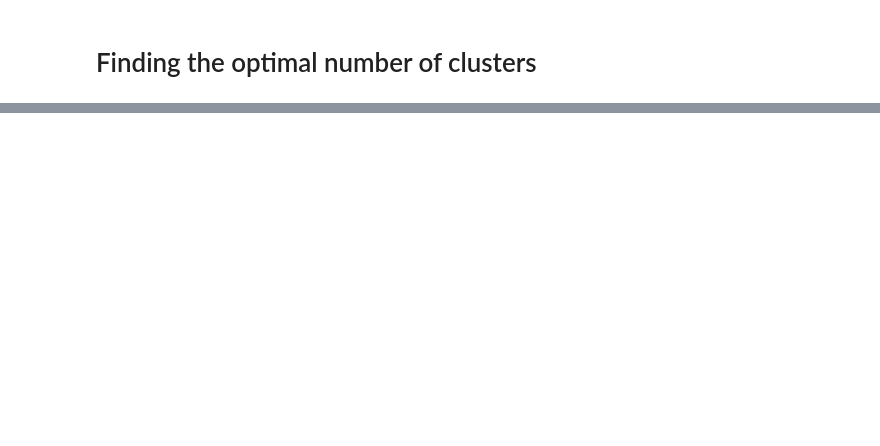
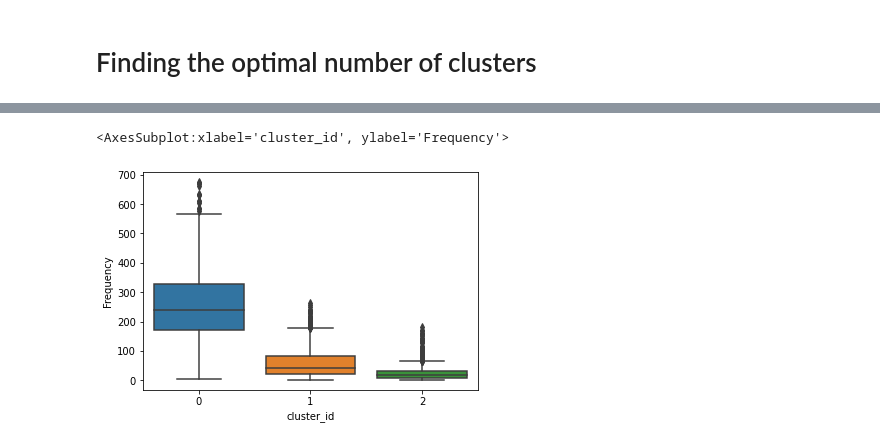
Before and after one commit to raghavsinghalrs/Customer_Segmentation, a Jupyter notebook: Customer Segmentation.ipynb, the cells around one changed output, grey strips where cells are left out. Drawn from its saved outputs; the diff is of its cells as text; code cells hidden in the pictures; blank space fills up the shorter version.

```diff
--- a/Customer Segmentation.ipynb
+++ b/Customer Segmentation.ipynb
@@ -265,0 +311,5 @@ fig.show()
+# %%
+sns.boxplot(x="cluster_id",y="Frequency",data=grouped)
+# %% [output]
+<AxesSubplot:xlabel='cluster_id', ylabel='Frequency'>
+[figure, added]
```
Also changed, not shown: parts of 15 cells of this notebook.
